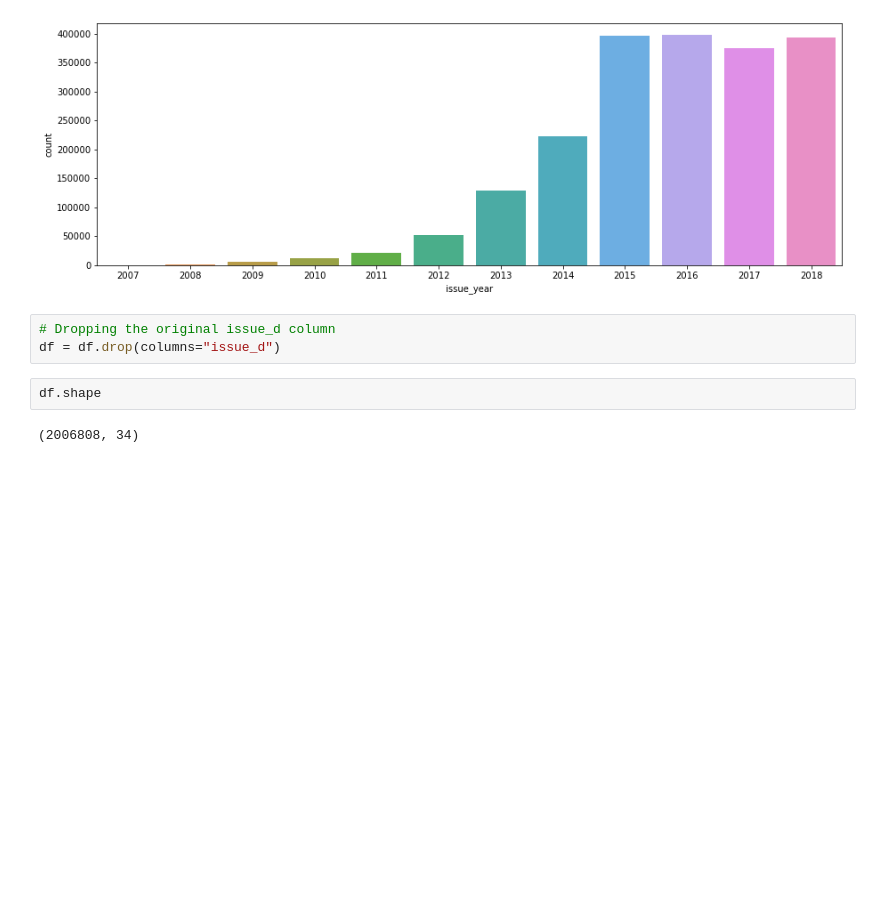
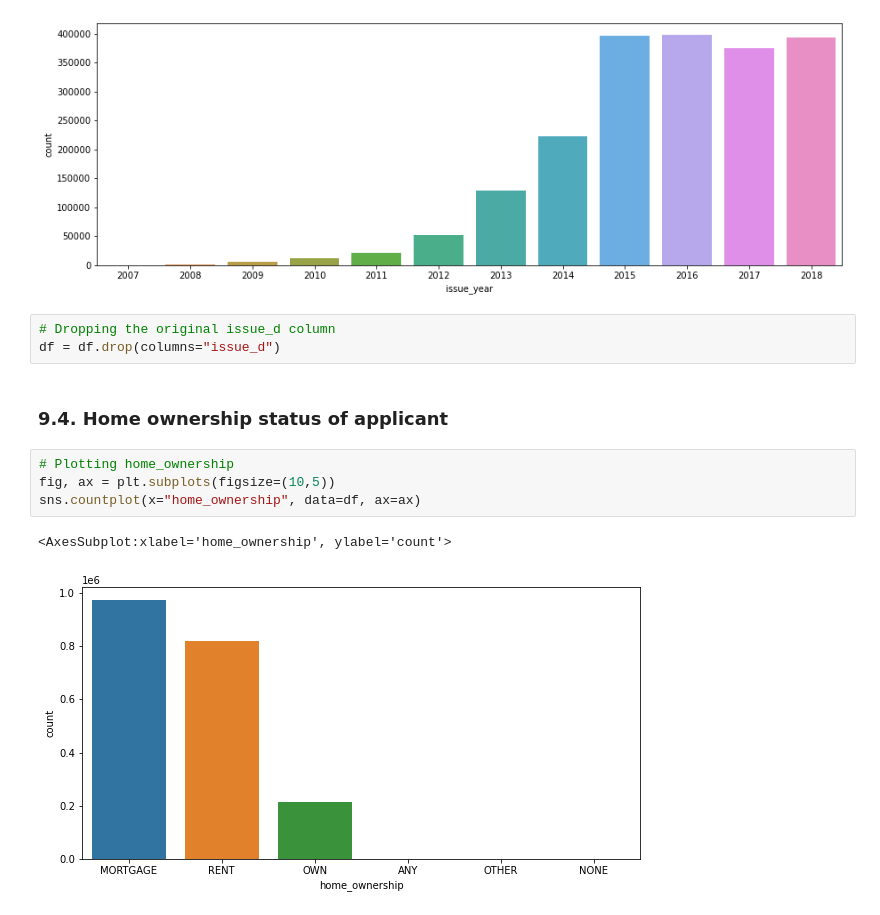
Before and after one commit to somayehY/SomayeYoussefi, a Jupyter notebook: LendingClub/LendingClub_DataWrangling.ipynb, the cells around one changed output. Drawn from its saved outputs; the diff is of its cells as text; blank space fills up the shorter version.

```diff
--- a/LendingClub/LendingClub_DataWrangling.ipynb
+++ b/LendingClub/LendingClub_DataWrangling.ipynb
@@ -371,7 +482,12 @@ sns.countplot(x="issue_year", data=df, ax=ax, order=["2007", '2008', '2009', '20
 # %%
 # Dropping the original issue_d column
 df = df.drop(columns="issue_d")
-# %%
-df.shape
-# %% [output]
-(2006808, 34)
+# %% [markdown]
+### 9.4. Home ownership status of applicant <a class='anchor' id='HomeOwnership'></a>
+# %%
+# Plotting home_ownership
+fig, ax = plt.subplots(figsize=(10,5))
+sns.countplot(x="home_ownership", data=df, ax=ax)
+# %% [output]
+<AxesSubplot:xlabel='home_ownership', ylabel='count'>
+[figure, added]
```
Also changed, not shown: parts of 40 cells of this notebook.
